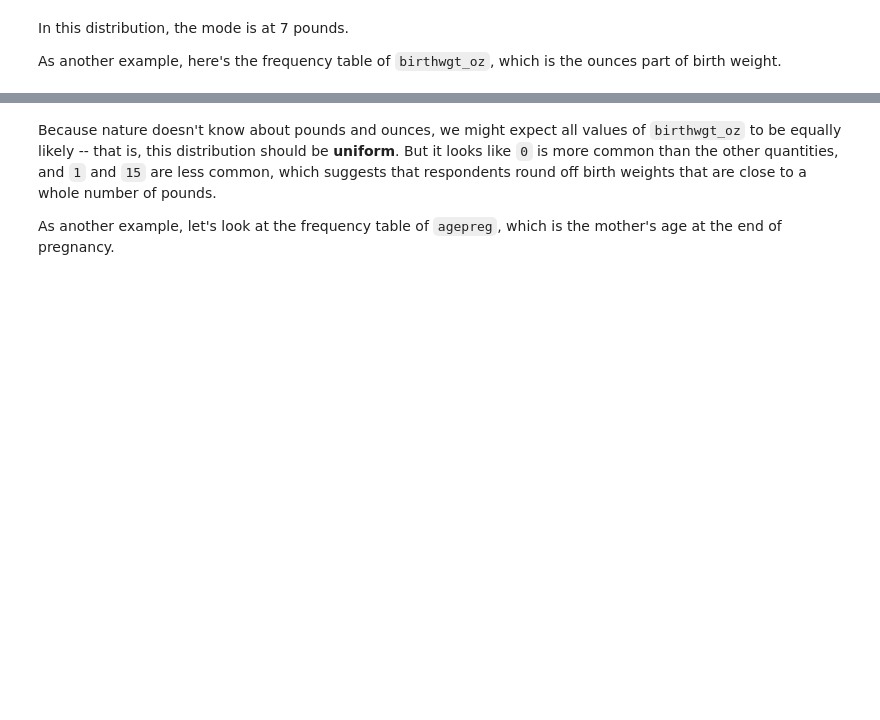
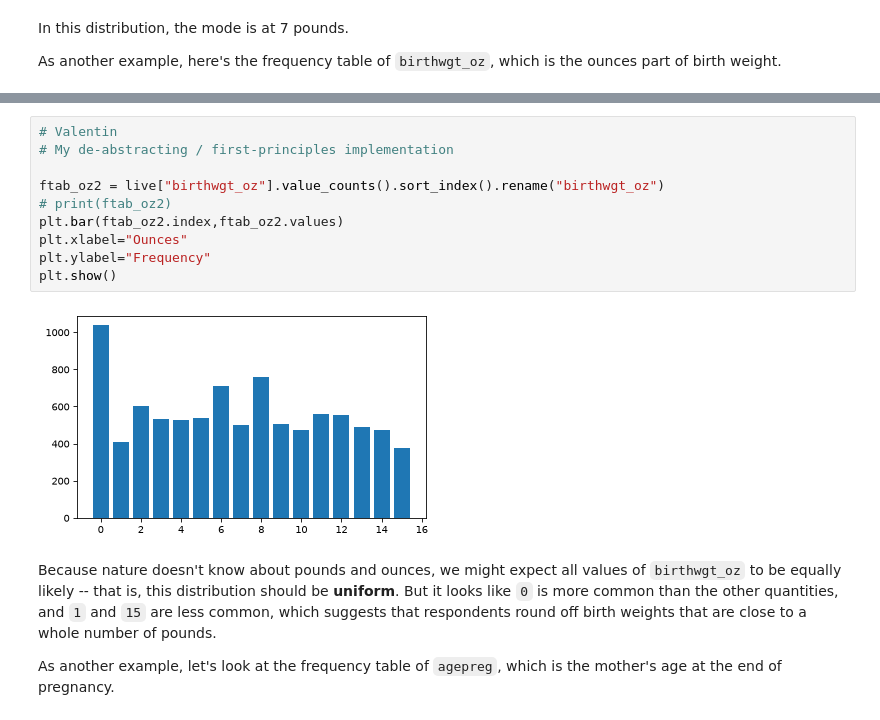
Before and after one commit to valentinissimo/ThinkStats, a Jupyter notebook: my_nb/chap02.ipynb, the cells around one changed output, grey strips where cells are left out. Saved outputs shown, nothing was run; the diff lists cells and outputs as text; blank space fills up the shorter version.

```diff
--- a/my_nb/chap02.ipynb
+++ b/my_nb/chap02.ipynb
@@ -205,3 +324,15 @@ decorate(xlabel="Ounces", ylabel="Frequency")
+# %%
+# Valentin
+# My de-abstracting / first-principles implementation
+
+ftab_oz2 = live["birthwgt_oz"].value_counts().sort_index().rename("birthwgt_oz")
+# print(ftab_oz2)
+plt.bar(ftab_oz2.index,ftab_oz2.values)
+plt.xlabel="Ounces"
+plt.ylabel="Frequency"
+plt.show()
+# %% [output]
+[figure, added]
 # %% [markdown]
 Because nature doesn't know about pounds and ounces, we might expect all values of `birthwgt_oz` to be equally likely -- that is, this distribution should be **uniform**.
 But it looks like `0` is more common than the other quantities, and `1` and `15` are less common, which suggests that respondents round off birth weights that are close to a whole number of pounds.
```
Also changed, not shown: parts of 21 cells of this notebook.
